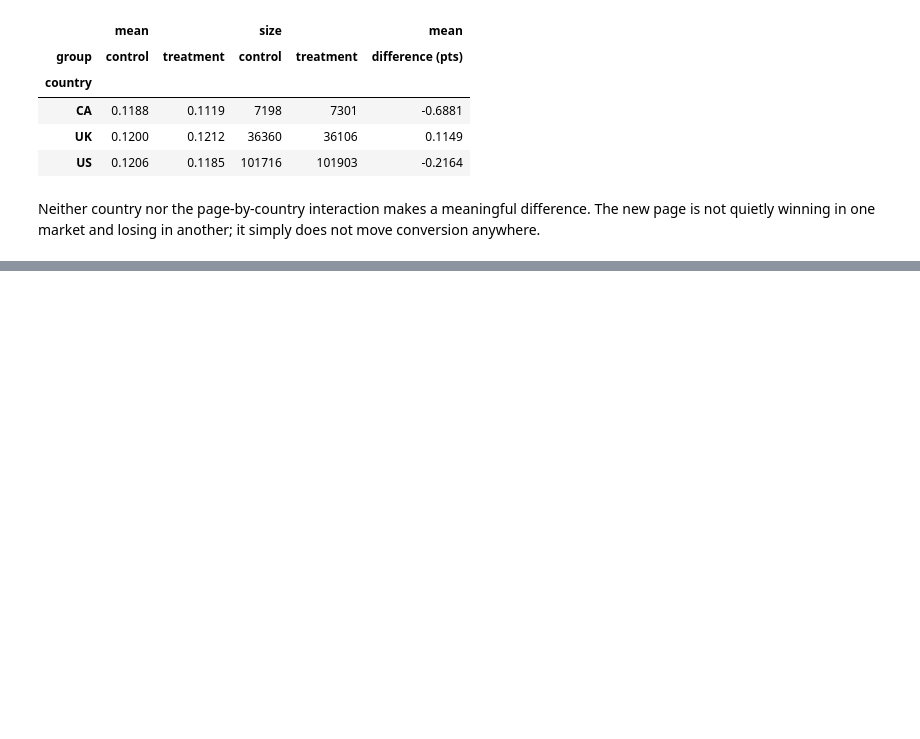
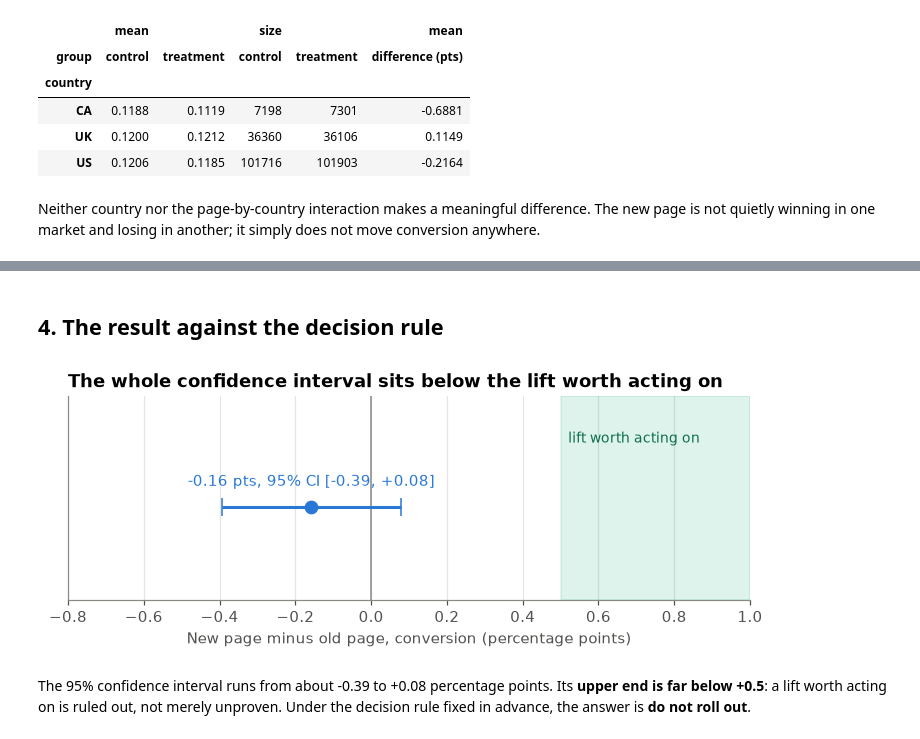
Before and after one commit to vusumuzinkosi/ab-test-landing-page, a Jupyter notebook: notebooks/01_ab_test.ipynb, the cells around one changed output, grey strips where cells are left out. Cells and saved outputs as stored; diff of their text form; code cells hidden in the pictures; blank space fills up the shorter version.

```diff
--- a/notebooks/01_ab_test.ipynb
+++ b/notebooks/01_ab_test.ipynb
@@ -336,0 +350,16 @@ Neither country nor the page-by-country interaction makes a meaningful differenc
+# %%
+from statsmodels.stats.power import NormalIndPower
+from statsmodels.stats.proportion import proportion_effectsize
+
+p_old = summary.loc["control", "conversion_rate"]
+MIN_LIFT = 0.005  # +0.5 percentage points, fixed in the pre-registration
+effect = proportion_effectsize(p_old + MIN_LIFT, p_old)
+power = NormalIndPower().power(effect_size=effect, nobs1=n[1], ratio=n[0] / n[1], alpha=0.05)
+needed = NormalIndPower().solve_power(effect_size=effect, power=0.8, alpha=0.05, ratio=1)
+print(f"Power to detect +0.5 points with {n[1]:,} visitors per group: {power:.1%}")
+print(f"Visitors per group needed for 80% power: {needed:,.0f}")
+
+mde = NormalIndPower().solve_power(nobs1=n[1], power=0.8, alpha=0.05, ratio=1)
+# convert the minimum detectable effect size (Cohen's h) back to percentage points
+h_to_pts = lambda h: (np.sin(np.arcsin(np.sqrt(p_old)) + h / 2) ** 2 - p_old) * 100
+print(f"Smallest lift this test could reliably detect (80% power): about {h_to_pts(mde):.2f} points")
@@ -336,0 +397,23 @@ Neither country nor the page-by-country interaction makes a meaningful differenc
+# %% [markdown]
+## 4. The result against the decision rule
+# %%
+fig, ax = plt.subplots(figsize=(8, 2.4))
+ax.axvspan(MIN_LIFT * 100, 1.0, color=AQUA, alpha=0.15)
+ax.annotate("lift worth acting on", (MIN_LIFT * 100 + 0.02, 0.35), color="#0f6e4c", fontsize=9)
+ax.axvline(0, color=GREY, linewidth=1)
+ax.errorbar(diff * 100, 0, xerr=[[(diff - low) * 100], [(high - diff) * 100]], fmt="o", color=BLUE,
+            capsize=6, markersize=8, linewidth=2)
+ax.annotate(f"{diff * 100:+.2f} pts, 95% CI [{low * 100:+.2f}, {high * 100:+.2f}]", (diff * 100, 0),
+            xytext=(0, 14), textcoords="offset points", ha="center", color=BLUE)
+ax.set_xlim(-0.8, 1.0)
+ax.set_ylim(-0.5, 0.6)
+ax.set_yticks([])
+ax.set_xlabel("New page minus old page, conversion (percentage points)")
+ax.set_title("The whole confidence interval sits below the lift worth acting on")
+ax.grid(axis="y", visible=False)
+fig.savefig("../figures/decision_interval.png")
+plt.show()
+# %% [output]
+[figure, added]
+# %% [markdown]
+The 95% confidence interval runs from about -0.39 to +0.08 percentage points. Its **upper end is far below +0.5**: a lift worth acting on is ruled out, not merely unproven. Under the decision rule fixed in advance, the answer is **do not roll out**.
```
Also changed, not shown: parts of 8 cells of this notebook, 2 other files.
